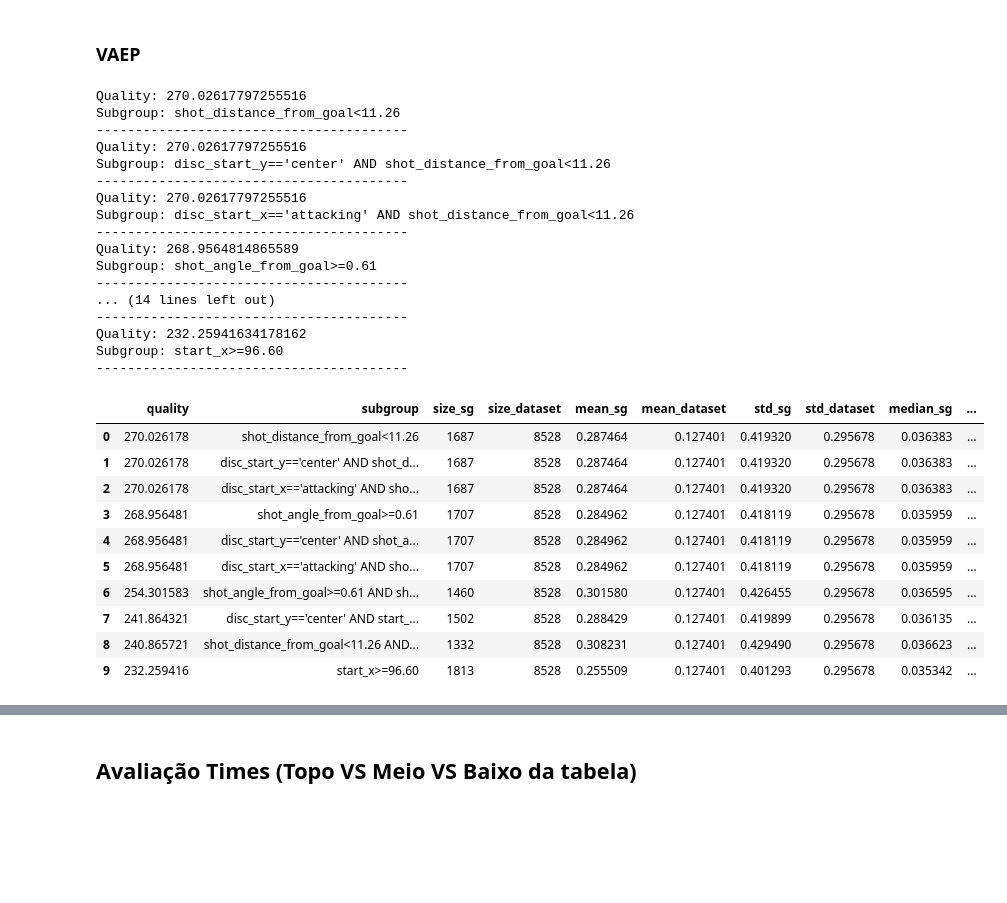
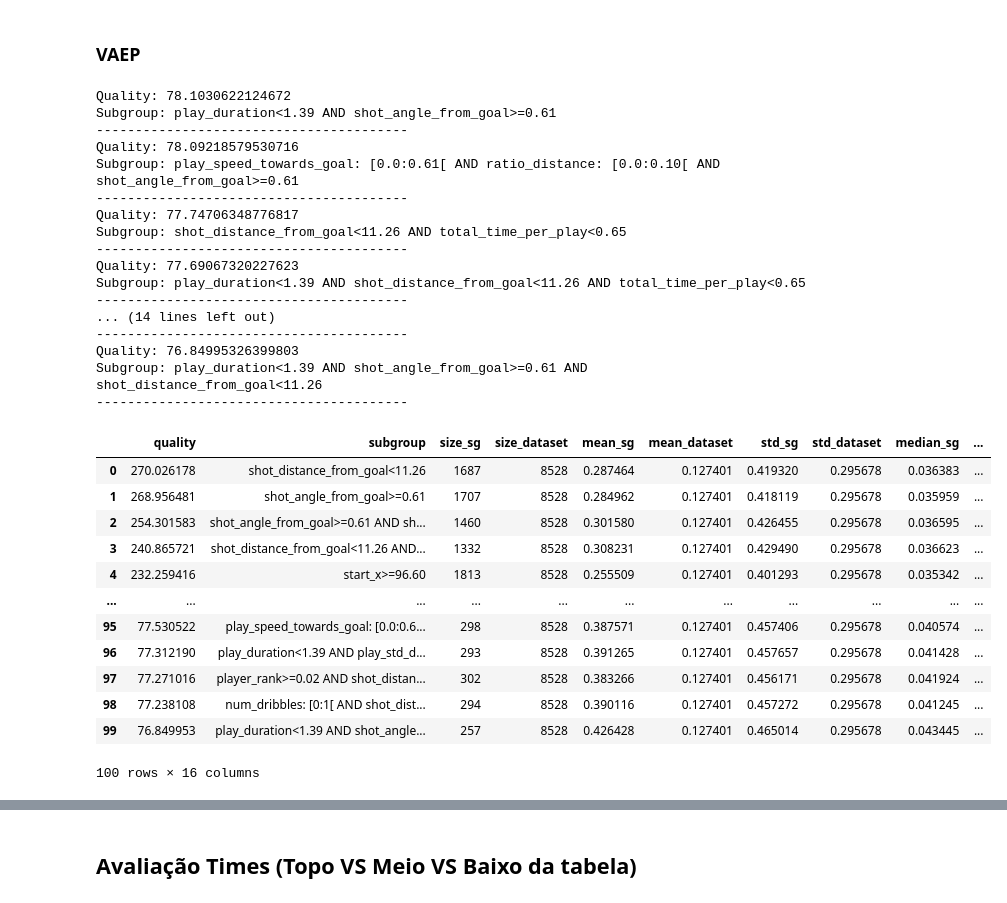
Before and after one commit to lframosferreira/projeto-ad, a Jupyter notebook: notebooks/subgroup_discovery_analysis.ipynb, the cells around one changed output, grey strips where cells are left out. Cells and saved outputs as stored; diff of their text form; code cells hidden in the pictures; blank space fills up the shorter version.

```diff
--- a/notebooks/subgroup_discovery_analysis.ipynb
+++ b/notebooks/subgroup_discovery_analysis.ipynb
@@ -784,10 +807,10 @@ target = ps.BinaryTarget('result_id', 1)
 search_space = ps.create_selectors(England_shots_df_cp, ignore=['result_id'])
 
 # Configurar a tarefa de descoberta de subgrupos
-task = ps.SubgroupDiscoveryTask(England_shots_df_cp, target, search_space, result_set_size=10, depth=3, qf=ps.WRAccQF())
+task = ps.SubgroupDiscoveryTask(England_shots_df_cp, target, search_space, result_set_size=100, depth=3, qf=ps.WRAccQF())
 
 # Configurar e executar o Beam Search
-search_algorithm = ps.BeamSearch()
+search_algorithm = ps.BeamSearch(250)
 result = search_algorithm.execute(task)
 
 # # Exibir os resultados
@@ -879,10 +910,10 @@ target = ps.BinaryTarget('result_id', 1)
 search_space = ps.create_selectors(Spain_shots_df_cp, ignore=['result_id'])
 
 # Configurar a tarefa de descoberta de subgrupos
-task = ps.SubgroupDiscoveryTask(Spain_shots_df_cp, target, search_space, result_set_size=10, depth=3, qf=ps.WRAccQF())
+task = ps.SubgroupDiscoveryTask(Spain_shots_df_cp, target, search_space, result_set_size=100, depth=3, qf=ps.WRAccQF())
 
 # Configurar e executar o Beam Search
-search_algorithm = ps.BeamSearch()
+search_algorithm = ps.BeamSearch(250)
 result = search_algorithm.execute(task)
 
 # # Exibir os resultados
@@ -952,6 +991,8 @@ Total Coverage: 0.2301
 ### xG
 # %%
 England_shots_df_cp = England_shots_df.copy()
+England_shots_df_cp.drop(["game_id", "period_id", "team_id", "player_id", "time_seconds", "result_id"], inplace=True, axis=1)
+
 X = England_shots_df_cp[["bodypart_name", "shot_distance_from_goal", "shot_angle_from_goal"]]
 X["bodypart_name"] = X["bodypart_name"].apply(lambda val: 0 if val == "foot_right" else 1 if val == "foot_left" else 2)
 England_shots_df_cp["xg"] = rfc.predict(X=X)
@@ -961,10 +1002,10 @@ target = ps.BinaryTarget('xg', 1)
 search_space = ps.create_selectors(England_shots_df_cp, ignore=['xg', 'result_id'])
 
 # Configurar a tarefa de descoberta de subgrupos
-task = ps.SubgroupDiscoveryTask(England_shots_df_cp, target, search_space, result_set_size=10, depth=2, qf=ps.WRAccQF())
+task = ps.SubgroupDiscoveryTask(England_shots_df_cp, target, search_space, result_set_size=100, depth=3, qf=ps.WRAccQF())
 
 # Configurar e executar o Beam Search
-search_algorithm = ps.BeamSearch()
+search_algorithm = ps.BeamSearch(250)
 result = search_algorithm.execute(task)
 
 # Exibir os resultados
@@ -1038,5 +1087,7 @@ Total Coverage: 0.2485
 # %%
 Spain_shots_df_cp = Spain_shots_df.copy()
+Spain_shots_df_cp.drop(["game_id", "period_id", "team_id", "player_id", "time_seconds", "result_id"], inplace=True, axis=1)
+
 X = Spain_shots_df_cp[["bodypart_name", "shot_distance_from_goal", "shot_angle_from_goal"]]
 X["bodypart_name"] = X["bodypart_name"].apply(lambda val: 0 if val == "foot_right" else 1 if val == "foot_left" else 2)
 Spain_shots_df_cp["xg"] = rfc.predict(X=X)
@@ -1046,10 +1097,10 @@ target = ps.BinaryTarget('xg', 1)
 search_space = ps.create_selectors(Spain_shots_df_cp, ignore=['xg', 'result_id'])
 
 # Configurar a tarefa de descoberta de subgrupos
-task = ps.SubgroupDiscoveryTask(Spain_shots_df_cp, target, search_space, result_set_size=10, depth=2, qf=ps.WRAccQF())
+task = ps.SubgroupDiscoveryTask(Spain_shots_df_cp, target, search_space, result_set_size=100, depth=3, qf=ps.WRAccQF())
 
 # Configurar e executar o Beam Search
-search_algorithm = ps.BeamSearch()
+search_algorithm = ps.BeamSearch(250)
 result = search_algorithm.execute(task)
 
 # Exibir os resultados
@@ -1140,61 +1199,65 @@ target = ps.NumericTarget('Pscores')
 search_space = ps.create_selectors(England_shots_df_cp, ignore=["Pscores", "Pconcedes", "offensive_value", "defensive_value", "vaep_value"])
 
 # Configurar a tarefa de descoberta de subgrupos
-task = ps.SubgroupDiscoveryTask(England_shots_df_cp, target, search_space, result_set_size=10, depth=2, qf=ps.StandardQFNumeric(1.0))
+task = ps.SubgroupDiscoveryTask(England_shots_df_cp, target, search_space, result_set_size=100, depth=3, qf=ps.StandardQFNumeric(1.0))
 # Configurar e executar o Beam Search
-search_algorithm = ps.BeamSearch()
+search_algorithm = ps.BeamSearch(250)
 
 result = search_algorithm.execute(task)
 
 # Exibir os resultados
-for sg_result in result.to_dataframe().head(10).itertuples(index=False):
+for sg_result in result.to_dataframe().tail(10).itertuples(index=False):
     print(f"Quality: {sg_result.quality}")
     print(f"Subgroup: {sg_result.subgroup}")
     # print(f"Size of Subgroup: {sg_result.size_sg}")
     # print(f"Size of Dataset: {sg_result.size_dataset}")
     # print(f"Positives in Subgroup: {sg_result.positives_sg}")
     # print(f"Positives in Dataset: {sg_result.positives_dataset}")
     # print(f"Size of Complement: {sg_result.size_complement}")
     # print(f"Relative Size of Subgroup: {sg_result.relative_size_sg}")
     # print(f"Relative Size of Complement: {sg_result.relative_size_complement}")
     # print(f"Coverage of Subgroup: {sg_result.coverage_sg}")
     # print(f"Coverage of Complement: {sg_result.coverage_complement}")
     # print(f"Target Share in Subgroup: {sg_result.target_share_sg}")
     # print(f"Target Share in Complement: {sg_result.target_share_complement}")
     # print(f"Target Share in Dataset: {sg_result.target_share_dataset}")
     # print(f"Lift: {sg_result.lift}")
     print("-" * 40)
 
 result.to_dataframe()
+
+# Cálculo WRAcc=(size_sg/size_dataset)*(mean_sg−mean_dataset)
 # %% [output]
-Quality: 270.02617797255516
-Subgroup: shot_distance_from_goal<11.26
+Quality: 78.1030622124672
+Subgroup: play_duration<1.39 AND shot_angle_from_goal>=0.61
 ----------------------------------------
-Quality: 270.02617797255516
-Subgroup: disc_start_y=='center' AND shot_distance_from_goal<11.26
+Quality: 78.09218579530716
+Subgroup: play_speed_towards_goal: [0.0:0.61[ AND ratio_distance: [0.0:0.10[ AND shot_angle_from_goal>=0.61
 ----------------------------------------
-Quality: 270.02617797255516
-Subgroup: disc_start_x=='attacking' AND shot_distance_from_goal<11.26
+Quality: 77.74706348776817
+Subgroup: shot_distance_from_goal<11.26 AND total_time_per_play<0.65
 ----------------------------------------
-Quality: 268.9564814865589
-Subgroup: shot_angle_from_goal>=0.61
+Quality: 77.69067320227623
+Subgroup: play_duration<1.39 AND shot_distance_from_goal<11.26 AND total_time_per_play<0.65
 ----------------------------------------
 ... (14 lines left out)
 ----------------------------------------
-Quality: 232.25941634178162
-Subgroup: start_x>=96.60
+Quality: 76.84995326399803
+Subgroup: play_duration<1.39 AND shot_angle_from_goal>=0.61 AND shot_distance_from_goal<11.26
 ----------------------------------------
 |  | quality | subgroup | size_sg | size_dataset | mean_sg | mean_dataset | std_sg | std_dataset | median_sg | ... |
 | 0 | 270.026178 | shot_distance_from_goal<11.26 | 1687 | 8528 | 0.287464 | 0.127401 | 0.419320 | 0.295678 | 0.036383 | ... |
-| 1 | 270.026178 | disc_start_y=='center' AND shot_d... | 1687 | 8528 | 0.287464 | 0.127401 | 0.419320 | 0.295678 | 0.036383 | ... |
-| 2 | 270.026178 | disc_start_x=='attacking' AND sho... | 1687 | 8528 | 0.287464 | 0.127401 | 0.419320 | 0.295678 | 0.036383 | ... |
-| 3 | 268.956481 | shot_angle_from_goal>=0.61 | 1707 | 8528 | 0.284962 | 0.127401 | 0.418119 | 0.295678 | 0.035959 | ... |
-| 4 | 268.956481 | disc_start_y=='center' AND shot_a... | 1707 | 8528 | 0.284962 | 0.127401 | 0.418119 | 0.295678 | 0.035959 | ... |
-| 5 | 268.956481 | disc_start_x=='attacking' AND sho... | 1707 | 8528 | 0.284962 | 0.127401 | 0.418119 | 0.295678 | 0.035959 | ... |
-| 6 | 254.301583 | shot_angle_from_goal>=0.61 AND sh... | 1460 | 8528 | 0.301580 | 0.127401 | 0.426455 | 0.295678 | 0.036595 | ... |
-| 7 | 241.864321 | disc_start_y=='center' AND start_... | 1502 | 8528 | 0.288429 | 0.127401 | 0.419899 | 0.295678 | 0.036135 | ... |
-| 8 | 240.865721 | shot_distance_from_goal<11.26 AND... | 1332 | 8528 | 0.308231 | 0.127401 | 0.429490 | 0.295678 | 0.036623 | ... |
-| 9 | 232.259416 | start_x>=96.60 | 1813 | 8528 | 0.255509 | 0.127401 | 0.401293 | 0.295678 | 0.035342 | ... |
+| 1 | 268.956481 | shot_angle_from_goal>=0.61 | 1707 | 8528 | 0.284962 | 0.127401 | 0.418119 | 0.295678 | 0.035959 | ... |
+| 2 | 254.301583 | shot_angle_from_goal>=0.61 AND sh... | 1460 | 8528 | 0.301580 | 0.127401 | 0.426455 | 0.295678 | 0.036595 | ... |
+| 3 | 240.865721 | shot_distance_from_goal<11.26 AND... | 1332 | 8528 | 0.308231 | 0.127401 | 0.429490 | 0.295678 | 0.036623 | ... |
+| 4 | 232.259416 | start_x>=96.60 | 1813 | 8528 | 0.255509 | 0.127401 | 0.401293 | 0.295678 | 0.035342 | ... |
+| ... | ... | ... | ... | ... | ... | ... | ... | ... | ... | ... |
+| 95 | 77.530522 | play_speed_towards_goal: [0.0:0.6... | 298 | 8528 | 0.387571 | 0.127401 | 0.457406 | 0.295678 | 0.040574 | ... |
+| 96 | 77.312190 | play_duration<1.39 AND play_std_d... | 293 | 8528 | 0.391265 | 0.127401 | 0.457657 | 0.295678 | 0.041428 | ... |
+| 97 | 77.271016 | player_rank>=0.02 AND shot_distan... | 302 | 8528 | 0.383266 | 0.127401 | 0.456171 | 0.295678 | 0.041924 | ... |
+| 98 | 77.238108 | num_dribbles: [0:1[ AND shot_dist... | 294 | 8528 | 0.390116 | 0.127401 | 0.457272 | 0.295678 | 0.041245 | ... |
+| 99 | 76.849953 | play_duration<1.39 AND shot_angle... | 257 | 8528 | 0.426428 | 0.127401 | 0.465014 | 0.295678 | 0.043445 | ... |
+100 rows × 16 columns
 # %%
 show_coverage(result, England_shots_df_cp)
 # %% [output]
```
Also changed, not shown: parts of 42 cells of this notebook, 2 other files.
